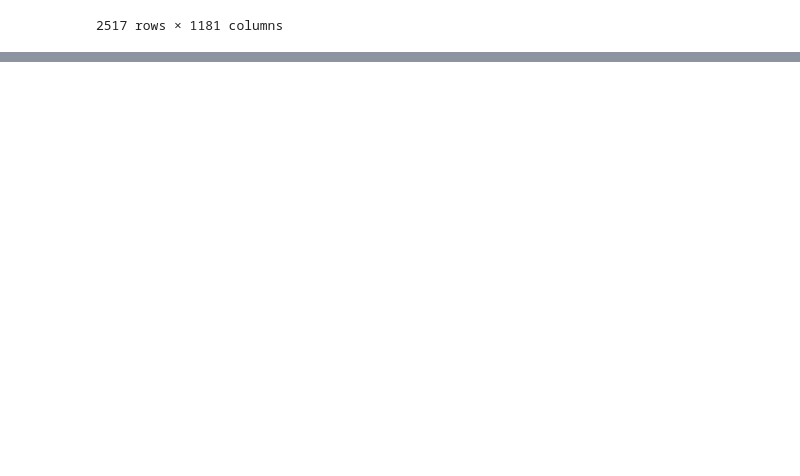
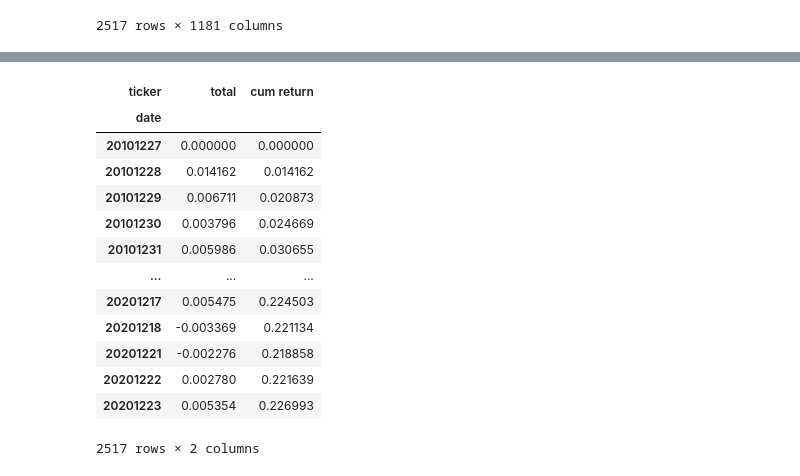
Before and after one commit to ricocahyadi777/quant-trading-project-maf, a Jupyter notebook: Quant.ipynb, the cells around one changed output, grey strips where cells are left out. Cells and saved outputs as stored; diff of their text form; code cells hidden in the pictures; blank space fills up the shorter version.

```diff
--- a/Quant.ipynb
+++ b/Quant.ipynb
@@ -151,0 +160,17 @@ asset_log_returns
+# %%
+raw_return[["total", "cum return"]]
+# %% [output]
+| ticker | total | cum return |
+| date |  |  |
+| 20101227 | 0.000000 | 0.000000 |
+| 20101228 | 0.014162 | 0.014162 |
+| 20101229 | 0.006711 | 0.020873 |
+| 20101230 | 0.003796 | 0.024669 |
+| 20101231 | 0.005986 | 0.030655 |
+| ... | ... | ... |
+| 20201217 | 0.005475 | 0.224503 |
+| 20201218 | -0.003369 | 0.221134 |
+| 20201221 | -0.002276 | 0.218858 |
+| 20201222 | 0.002780 | 0.221639 |
+| 20201223 | 0.005354 | 0.226993 |
+2517 rows × 2 columns
```
Also changed, not shown: parts of 5 cells of this notebook.
